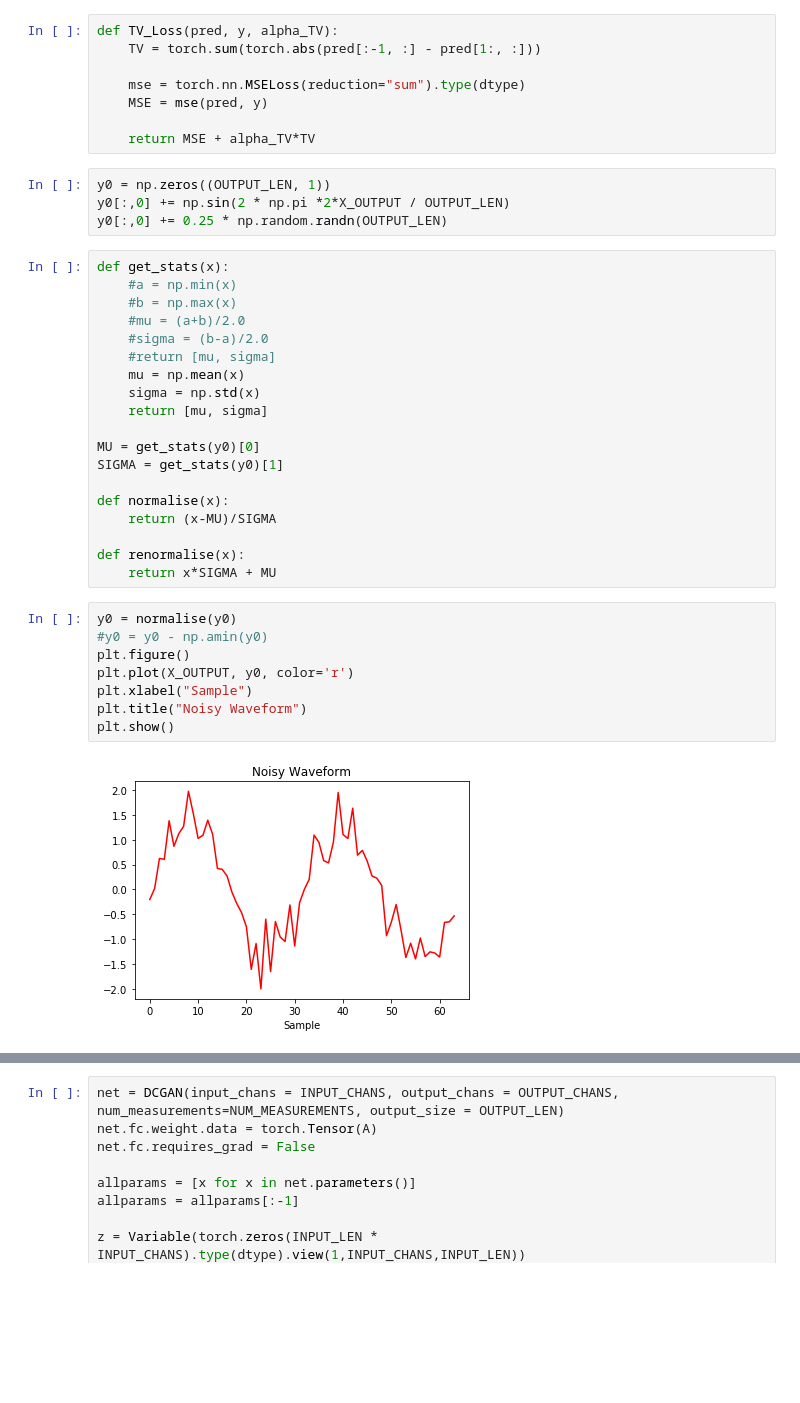
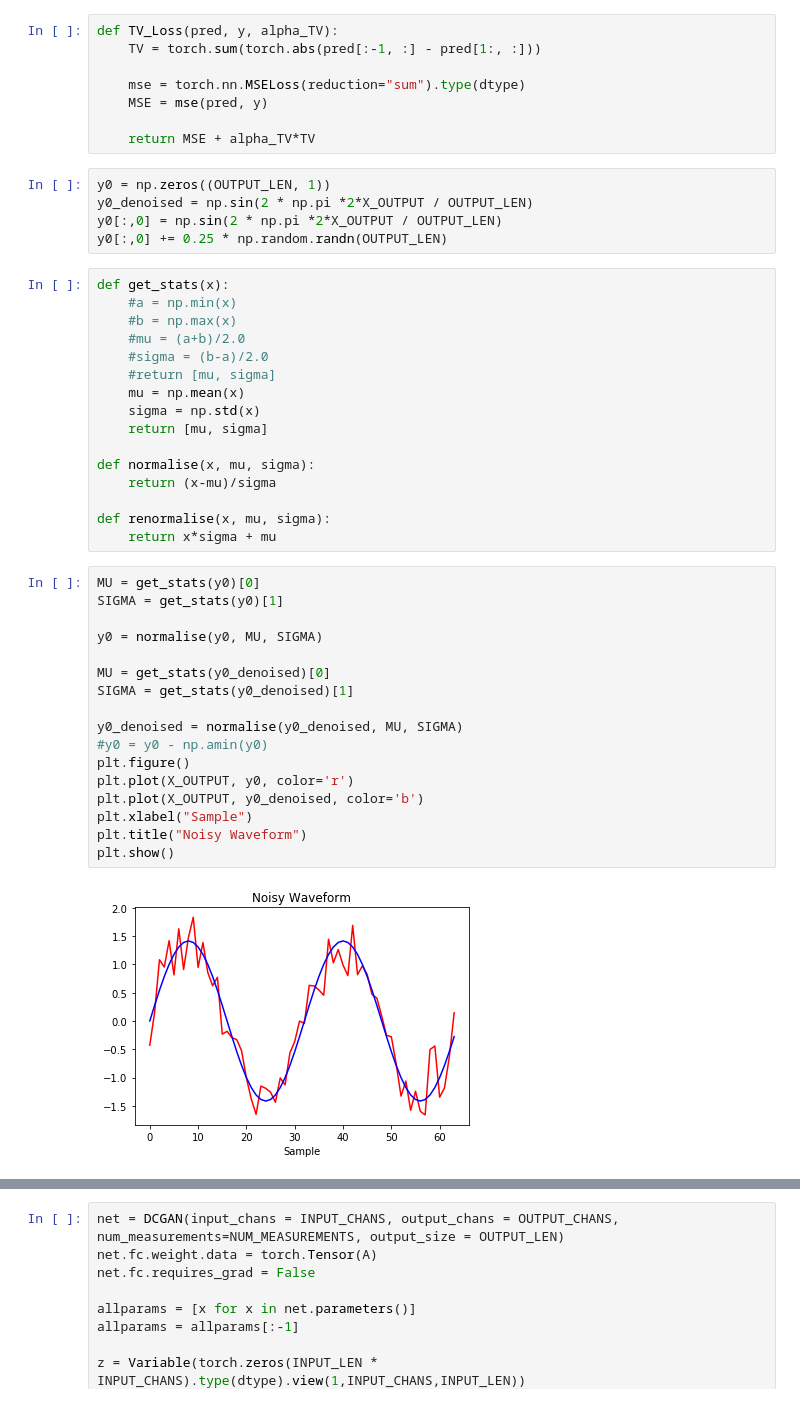
Before and after one commit to Sriram-Ravula/Sine_DIP, a Jupyter notebook: bepis.ipynb, the cells around one changed output, grey strips where cells are left out. Cells and saved outputs as stored; diff of their text form; blank space fills up the shorter version.

```diff
--- a/bepis.ipynb
+++ b/bepis.ipynb
@@ -96,7 +96,8 @@ def TV_Loss(pred, y, alpha_TV):
     return MSE + alpha_TV*TV
 # %%
 y0 = np.zeros((OUTPUT_LEN, 1))
-y0[:,0] += np.sin(2 * np.pi *2*X_OUTPUT / OUTPUT_LEN)
+y0_denoised = np.sin(2 * np.pi *2*X_OUTPUT / OUTPUT_LEN)
+y0[:,0] = np.sin(2 * np.pi *2*X_OUTPUT / OUTPUT_LEN)
 y0[:,0] += 0.25 * np.random.randn(OUTPUT_LEN)
 # %%
 def get_stats(x):
@@ -109,24 +110,30 @@ def get_stats(x):
     sigma = np.std(x)
     return [mu, sigma]
 
-MU = get_stats(y0)[0]
-SIGMA = get_stats(y0)[1]
+def normalise(x, mu, sigma):
+    return (x-mu)/sigma
 
-def normalise(x):
-    return (x-MU)/SIGMA
-
-def renormalise(x):
-    return x*SIGMA + MU
+def renormalise(x, mu, sigma):
+    return x*sigma + mu
 # %%
-y0 = normalise(y0)
+MU = get_stats(y0)[0]
+SIGMA = get_stats(y0)[1]
+
+y0 = normalise(y0, MU, SIGMA)
+
+MU = get_stats(y0_denoised)[0]
+SIGMA = get_stats(y0_denoised)[1]
+
+y0_denoised = normalise(y0_denoised, MU, SIGMA)
 #y0 = y0 - np.amin(y0)
 plt.figure()
 plt.plot(X_OUTPUT, y0, color='r')
+plt.plot(X_OUTPUT, y0_denoised, color='b')
 plt.xlabel("Sample")
 plt.title("Noisy Waveform")
 plt.show()
 # %% [output]
-[figure, old version]
+[figure, new version]
 # %%
 kept_samples = random.sample(range(0, OUTPUT_LEN), NUM_MEASUREMENTS)
 imputed_samples = [z for z in range(0, OUTPUT_LEN) if z not in kept_samples]
```
Also changed, not shown: parts of 5 cells of this notebook.
